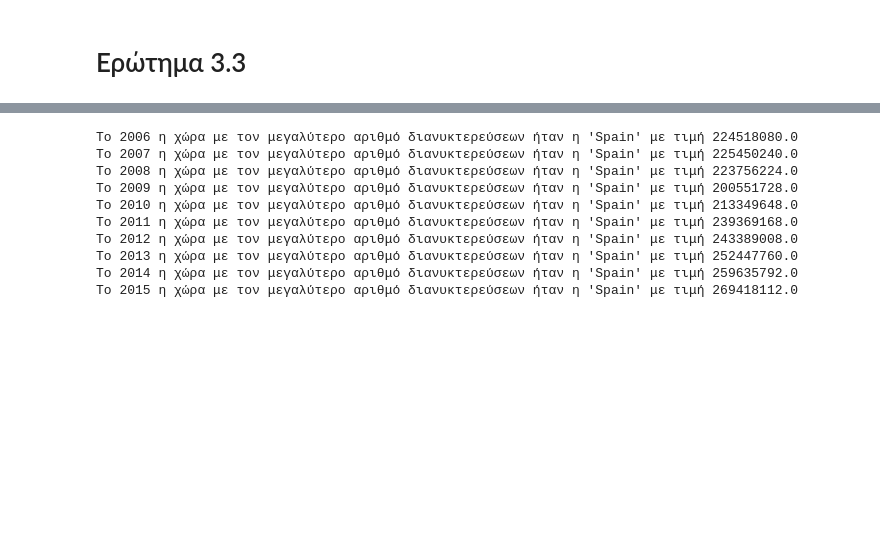
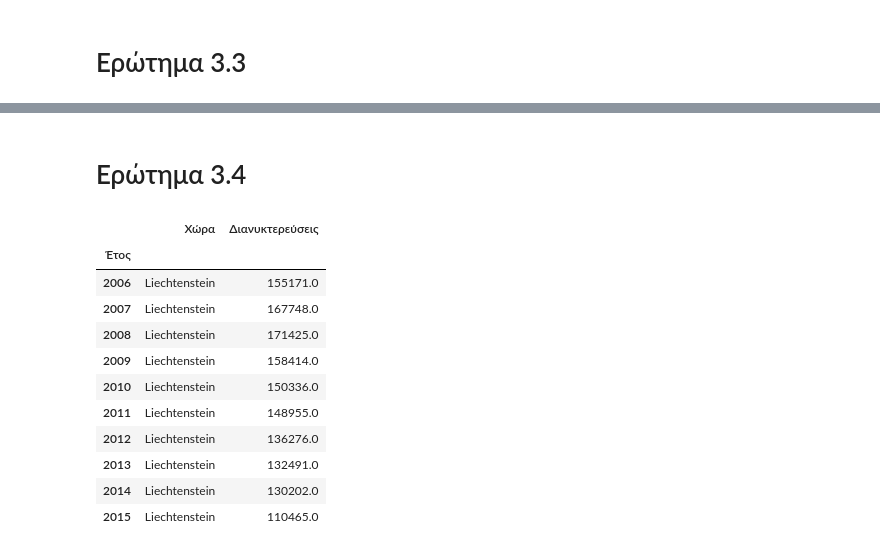
Before and after one commit to vagg99/Decentralized-Systems, a Jupyter notebook: Spark/three.ipynb, the cells around one changed output, grey strips where cells are left out. Drawn from its saved outputs; the diff is of its cells as text; code cells hidden in the pictures; blank space fills up the shorter version.

```diff
--- a/Spark/three.ipynb
+++ b/Spark/three.ipynb
@@ -136,2 +143,21 @@ for country, years in result.items():
 # %% [markdown]
 # Ερώτημα 3.3
+# %%
+def find_countries_with_max_tourists_per_year():
+    # Αρχικοποιήστε μια λίστα για τα αποτελέσματα
+    result = {}
+
+    # Συγκρίνετε τον αριθμό των διανυκτερεύσεων για κάθε χώρα ανά έτος
+    for year_col in year_columns:
+
+        # Βρίσκω την χώρα με τις περισσότερες διανυκτερεύσεις για το συγκεκριμένο έτος
+        # και αποθηκεύω το αποτέλεσμα στο dictionary το αποτέλεσμα είναι ένα dictionary με τα έτη ως κλειδιά και τις χώρες με τις περισσότερες διανυκτερεύσεις ως τιμές
+        # Π.χ. {'2006': {'GEO/TIME': 'Spain', 'value': 204.0}, '2007': {'GEO/TIME': 'Spain', 'value': 204.0}, ...}
+        max_country_row = spark_df.select("GEO/TIME", year_col).orderBy(col(year_col).desc()).limit(1).collect()[0] # Βρίσκω την χώρα με τις περισσότερες διανυκτερεύσεις
+
+        max_country = max_country_row["GEO/TIME"] # Παίρνω το όνομα της χώρας
+        max_value = max_country_row[year_col] # Παίρνω την τιμή των διανυκτερεύσεων
+        # Αποθηκεύω το αποτέλεσμα
+        result[year_col] = {"GEO/TIME": max_country, "value": max_value}
+
+    return result
@@ -138,32 +182,42 @@ for country, years in result.items():
+# %% [markdown]
+# Ερώτημα 3.4
 # %%
-def find_countries_with_max_tourists_per_year():
+def find_countries_with_min_tourists_per_year():
     # Αρχικοποιήστε μια λίστα για τα αποτελέσματα
     result = {}
 
     # Συγκρίνετε τον αριθμό των διανυκτερεύσεων για κάθε χώρα ανά έτος
     for year_col in year_columns:
-        max_country_row = spark_df.select("GEO/TIME", year_col).orderBy(col(year_col).desc()).limit(1).collect()[0]
-        max_country = max_country_row["GEO/TIME"]
-        max_value = max_country_row[year_col]
-
-        result[year_col] = {"GEO/TIME": max_country, "value": max_value}
+        min_country_row = spark_df.filter(col(year_col) > 0).select("GEO/TIME", year_col).orderBy(col(year_col).asc()).limit(1).collect()[0] # Βρίσκω την χώρα με τις λιγότερες διανυκτερεύσεις
+        min_country = min_country_row["GEO/TIME"] # Παίρνω το όνομα της χώρας
+        min_value = min_country_row[year_col] # Παίρνω την τιμή των διανυκτερεύσεων
+        # Αποθηκεύω το αποτέλεσμα
+        result[year_col] = {"GEO/TIME": min_country, "value": min_value}
 
     return result
 # %%
 # Καλέστε τη συνάρτηση
-result = find_countries_with_max_tourists_per_year()
+result = find_countries_with_min_tourists_per_year()
 
-# Εκτυπώστε τα αποτελέσματα
-for year_col, data in result.items():
-    print(f"Το {year_col} η χώρα με τον μεγαλύτερο αριθμό διανυκτερεύσεων ήταν η '{data['GEO/TIME']}' με τιμή {data['value']}")
+# Εκτύπωση αποτελεσμάτων
+# for year_col, data in result.items():
+#     print(f"Το {year_col} η χώρα με το μικρότερο αριθμό διανυκτερεύσεων ήταν η '{data['GEO/TIME']}' με τιμή {data['value']}")
+
+# Εναλλακτική εκτύπωση με pandas για καλύτερη παρουσίαση
+result_df = pd.DataFrame(result).T
+result_df.columns = ["Χώρα", "Διανυκτερεύσεις"]
+result_df.index.name = "Έτος"
+result_df
 # %% [output]
-Το 2006 η χώρα με τον μεγαλύτερο αριθμό διανυκτερεύσεων ήταν η 'Spain' με τιμή 224518080.0
-Το 2007 η χώρα με τον μεγαλύτερο αριθμό διανυκτερεύσεων ήταν η 'Spain' με τιμή 225450240.0
-Το 2008 η χώρα με τον μεγαλύτερο αριθμό διανυκτερεύσεων ήταν η 'Spain' με τιμή 223756224.0
-Το 2009 η χώρα με τον μεγαλύτερο αριθμό διανυκτερεύσεων ήταν η 'Spain' με τιμή 200551728.0
-Το 2010 η χώρα με τον μεγαλύτερο αριθμό διανυκτερεύσεων ήταν η 'Spain' με τιμή 213349648.0
-Το 2011 η χώρα με τον μεγαλύτερο αριθμό διανυκτερεύσεων ήταν η 'Spain' με τιμή 239369168.0
-Το 2012 η χώρα με τον μεγαλύτερο αριθμό διανυκτερεύσεων ήταν η 'Spain' με τιμή 243389008.0
-Το 2013 η χώρα με τον μεγαλύτερο αριθμό διανυκτερεύσεων ήταν η 'Spain' με τιμή 252447760.0
-Το 2014 η χώρα με τον μεγαλύτερο αριθμό διανυκτερεύσεων ήταν η 'Spain' με τιμή 259635792.0
-Το 2015 η χώρα με τον μεγαλύτερο αριθμό διανυκτερεύσεων ήταν η 'Spain' με τιμή 269418112.0
+|  | Χώρα | Διανυκτερεύσεις |
+| Έτος |  |  |
+| 2006 | Liechtenstein | 155171.0 |
+| 2007 | Liechtenstein | 167748.0 |
+| 2008 | Liechtenstein | 171425.0 |
+| 2009 | Liechtenstein | 158414.0 |
+| 2010 | Liechtenstein | 150336.0 |
+| 2011 | Liechtenstein | 148955.0 |
+| 2012 | Liechtenstein | 136276.0 |
+| 2013 | Liechtenstein | 132491.0 |
+| 2014 | Liechtenstein | 130202.0 |
+| 2015 | Liechtenstein | 110465.0 |
```
Also changed, not shown: parts of 15 cells of this notebook, 3 other files.
